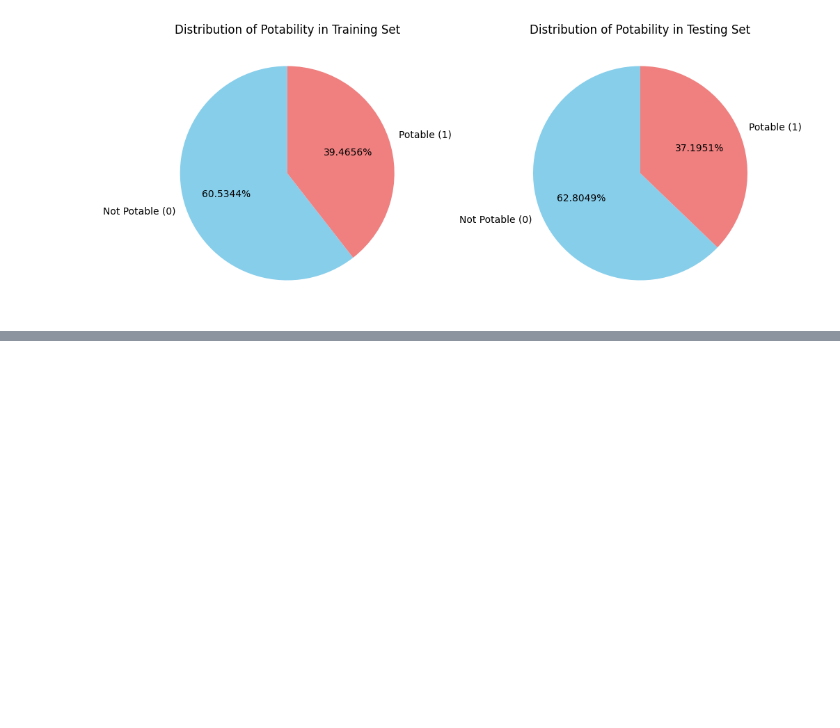
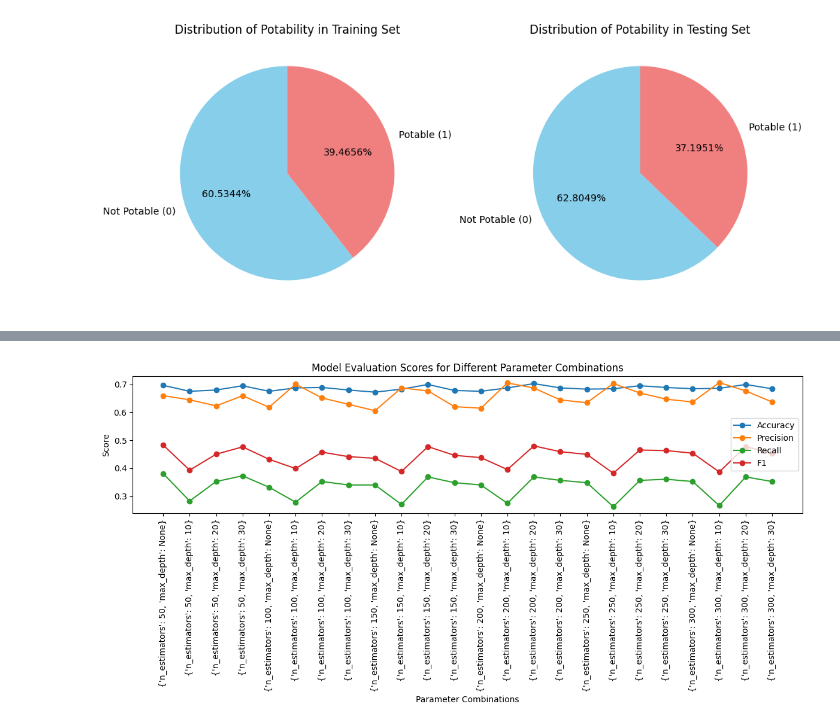
Before and after one commit to AirlanggaDS/ProjectUAS_AVD, a Jupyter notebook: skema1.ipynb, the cells around one changed output, grey strips where cells are left out. Saved outputs shown, nothing was run; the diff lists cells and outputs as text; code cells hidden in the pictures; blank space fills up the shorter version.

Commit message:
fix: skema and visualization

```diff
--- a/skema1.ipynb
+++ b/skema1.ipynb
@@ -231,3 +230,22 @@ plt.show()
+# %%
+# Membuat line plot untuk melihat perubahan skor dari tiap model evaluasi
+plt.figure(figsize=(12, 6))
+
+# Metrik evaluasi yang akan diplot
+metrics = ['accuracy', 'precision', 'recall', 'f1']
+
+for metric in metrics:
+    plt.plot(scores['params'], scores[metric], label=metric.capitalize(), marker='o')
+
+plt.title('Model Evaluation Scores for Different Parameter Combinations')
+plt.xlabel('Parameter Combinations')
+plt.ylabel('Score')
+plt.xticks(rotation=90)
+plt.legend()
+plt.tight_layout()
+plt.show()
+# %% [output]
+[figure, added]
 # %%
 best_model_accuracy = best_model_metrics['accuracy']
 best_model_accuracy
```
Also changed, not shown: parts of 7 cells of this notebook, 4 other files.
